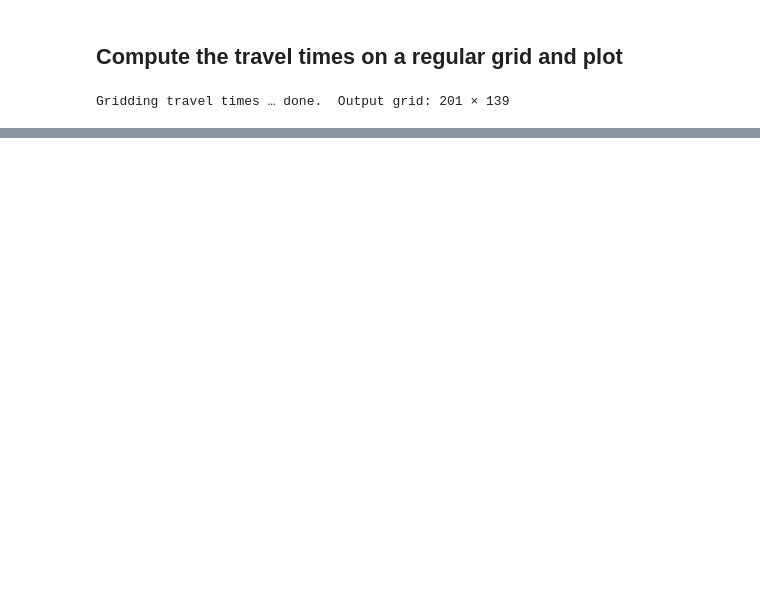
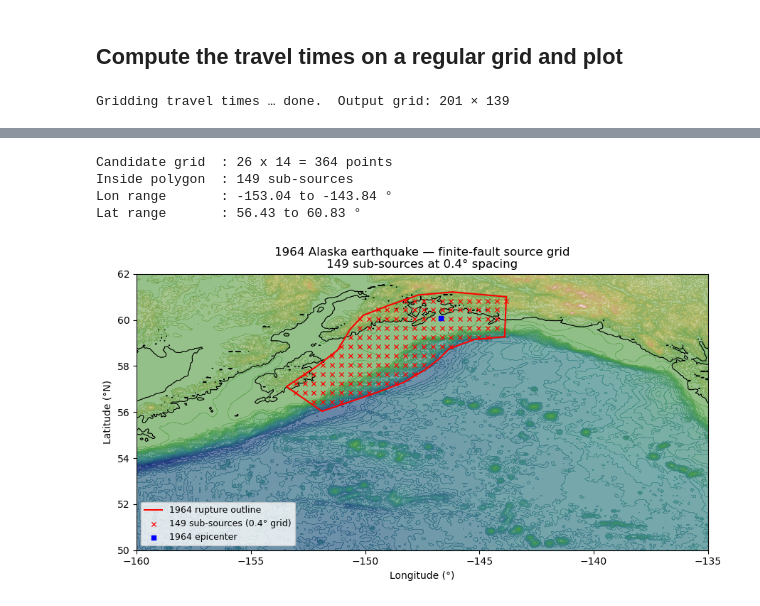
Before and after one commit to dmelgarm/TsunamiTrace, a Jupyter notebook: examples/alaska_point_vs_finite_fault.ipynb, the cells around one changed output, grey strips where cells are left out. Drawn from its saved outputs; the diff is of its cells as text; code cells hidden in the pictures; blank space fills up the shorter version.

Commit message:
Good first draft of Alaska notebook

```diff
--- a/examples/alaska_point_vs_finite_fault.ipynb
+++ b/examples/alaska_point_vs_finite_fault.ipynb
@@ -216,0 +225,67 @@ plt.show()
+# %%
+from matplotlib.path import Path
+
+# Load the 1964 rupture polygon (lon, lat  tab-separated, comment lines start with #)
+slip_poly = np.loadtxt('../data/1964_slip_region.txt', comments='#')
+poly_lon  = slip_poly[:, 0]
+poly_lat  = slip_poly[:, 1]
+
+# Regular candidate grid covering the polygon bounding box
+DELTA_SOURCE_DEG = 0.4
+lon_cand = np.arange(poly_lon.min(), poly_lon.max() + DELTA_SOURCE_DEG, DELTA_SOURCE_DEG)
+lat_cand = np.arange(poly_lat.min(), poly_lat.max() + DELTA_SOURCE_DEG, DELTA_SOURCE_DEG)
+LON_CAND, LAT_CAND = np.meshgrid(lon_cand, lat_cand)
+candidates = np.column_stack([LON_CAND.ravel(), LAT_CAND.ravel()])
+
+# Keep only points inside the rupture polygon
+poly_path = Path(np.column_stack([poly_lon, poly_lat]))
+inside    = poly_path.contains_points(candidates)
+src_lons  = candidates[inside, 0]
+src_lats  = candidates[inside, 1]
+
+print(f'Candidate grid  : {len(lon_cand)} x {len(lat_cand)} = {len(candidates)} points')
+print(f'Inside polygon  : {inside.sum()} sub-sources')
+print(f'Lon range       : {src_lons.min():.2f} to {src_lons.max():.2f} °')
+print(f'Lat range       : {src_lats.min():.2f} to {src_lats.max():.2f} °')
+# %% [output]
+Candidate grid  : 26 x 14 = 364 points
+Inside polygon  : 149 sub-sources
+Lon range       : -153.04 to -143.84 °
+Lat range       : 56.43 to 60.83 °
+# %%
+fig, ax = plt.subplots(figsize=(9, 5))
+
+# Bathymetry background — zoom to Alaska / Gulf of Alaska
+norm_ak = mcolors.TwoSlopeNorm(vmin=vmin, vcenter=0, vmax=max(vmax, 1))
+ax.contourf(lon_arr, lat_arr, depth_grid,
+            levels=100, cmap='gist_earth', norm=norm_ak, alpha=0.65)
+ax.contour(lon_arr, lat_arr, depth_grid,
+           levels=[0], colors='k', linewidths=0.8)
+
+# Rupture polygon outline (close it by appending first vertex)
+ax.plot(np.append(poly_lon, poly_lon[0]),
+        np.append(poly_lat, poly_lat[0]),
+        color='red', linewidth=1.5, zorder=4, label='1964 rupture outline')
+
+# Sub-source grid
+ax.scatter(src_lons, src_lats,
+           marker='x', s=20, c='red', linewidths=0.9,
+           zorder=5, label=f'{len(src_lons)} sub-sources ({DELTA_SOURCE_DEG}° grid)')
+
+ax.scatter(SOURCE_LON,SOURCE_LAT,
+           marker='s',s=20,c='blue',
+           zorder=6,label='1964 epicenter')
+
+ax.set_xlabel('Longitude (°)')
+ax.set_ylabel('Latitude (°N)')
+ax.set_title(
+    f'1964 Alaska earthquake — finite-fault source grid\n'
+    f'{len(src_lons)} sub-sources at {DELTA_SOURCE_DEG}° spacing'
+)
+ax.set_xlim([-160, -135])
+ax.set_ylim([ 50,   62])
+ax.legend(fontsize=9, loc='lower left')
+plt.tight_layout()
+plt.show()
+# %% [output]
+[figure, added]
```
Also changed, not shown: parts of 12 cells of this notebook.
